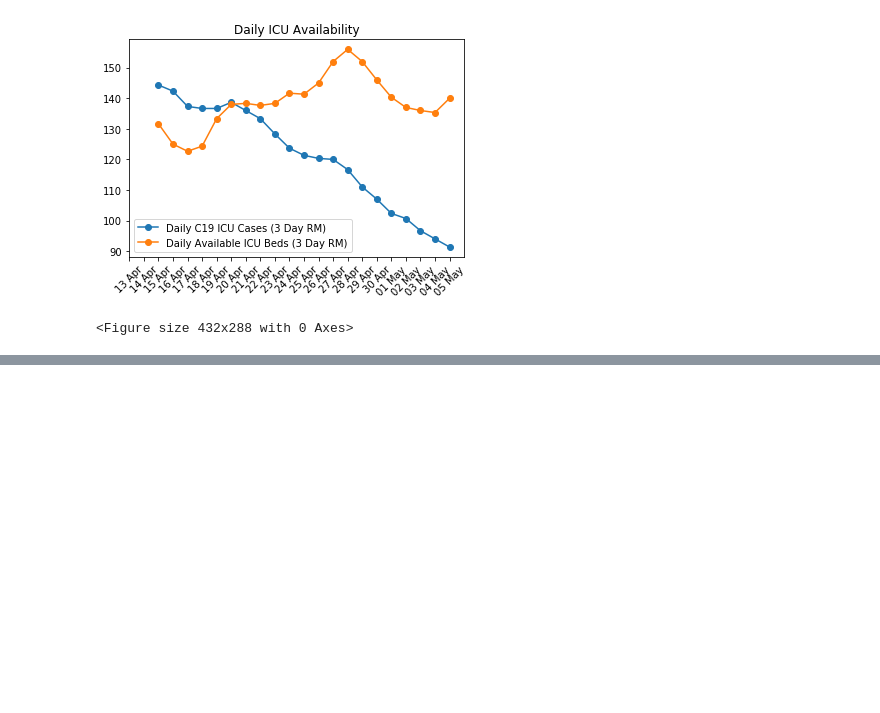
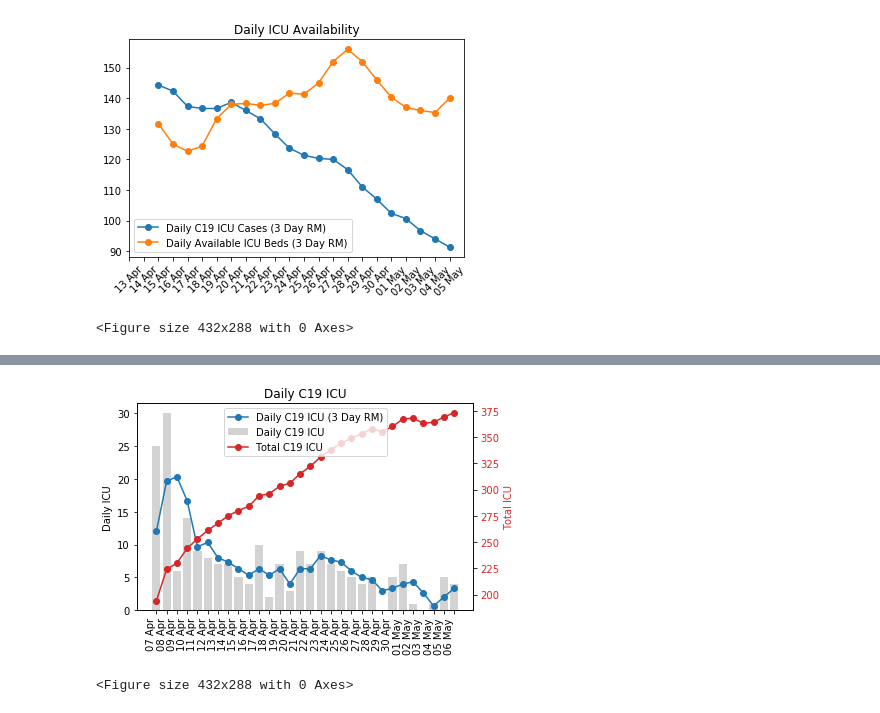
Before and after one commit to davidrelihan/ireland_covid19_analysis, a Jupyter notebook: ireland_c19_analysis.ipynb, the cells around one changed output, grey strips where cells are left out. Drawn from its saved outputs; the diff is of its cells as text; code cells hidden in the pictures; blank space fills up the shorter version.

Commit message:
added 3 day rolling mean

```diff
--- a/ireland_c19_analysis.ipynb
+++ b/ireland_c19_analysis.ipynb
@@ -91,6 +91,13 @@ df_hspc = pd.read_csv("http://opendata-geohive.hub.arcgis.com/datasets/d8eb52d56
 df_hspc['Date'] = pd.to_datetime(df_hspc['Date'], unit='ms') # csv file date format was changed to milliseconds
 df_hspc['Datestr'] = df_hspc['Date'].dt.strftime('%d/%m')
 # add new hospital admissions
+df_hspc["HospitalisedCovidCases_new"] = df_hspc["HospitalisedCovidCases"].diff().clip(0)
+df_hspc["HospitalisedCovidCases_new_rm"] = df_hspc["HospitalisedCovidCases_new"].rolling(3).mean()
+
+# add ICU
+df_hspc["RequiringICUCovidCases_new"] = df_hspc["RequiringICUCovidCases"].diff().clip(0)
+df_hspc["RequiringICUCovidCases_new_rm"] = df_hspc["RequiringICUCovidCases_new"].rolling(3).mean()
+
 HospitalisedAged5 = df_hspc["HospitalisedAged5"].diff().clip(0)
 df_hspc.insert(14, "HospitalisedAged5_new", HospitalisedAged5)
 df_hspc["HospitalisedAged5_new_rm"] = df_hspc["HospitalisedAged5_new"].rolling(3).mean()
@@ -128,0 +144,36 @@ df_hspc.tail()
+# %%
+# C19 ICU
+x = df_hspc['Date']
+fig,ax1 = plt.subplots()
+plt.title("Daily C19 ICU")
+
+ax1.plot(x, df_hspc['RequiringICUCovidCases_new_rm'], label='Daily C19 ICU (3 Day RM)', marker='o', zorder=2)
+ax1.bar(x, df_hspc['RequiringICUCovidCases_new'], label='Daily C19 ICU', color="lightgrey", zorder=1)
+ax1.set_ylabel('Daily ICU')
+
+ax2 = ax1.twinx()  # instantiate a second axes that shares the same x-axis
+color = 'tab:red'
+ax2.plot(x, df_hspc['RequiringICUCovidCases'], label='Total C19 ICU', marker='o', color=color, zorder=3)
+ax2.set_xticks(x)
+ax2.tick_params(axis='y', labelcolor=color)
+ax2.set_ylabel('Total ICU', color=color)
+
+monthyearFmt = mdates.DateFormatter('%d %b')
+ax2.xaxis.set_major_formatter(monthyearFmt)
+ax2.set_xticks(x)
+#ax2.legend(loc=0)
+plt.draw()
+ax1.set_xticklabels(ax1.get_xticklabels(), rotation=90, ha='right')
+
+# ask matplotlib for the plotted objects and their labels
+lines, labels = ax1.get_legend_handles_labels()
+lines2, labels2 = ax2.get_legend_handles_labels()
+ax2.legend(lines + lines2, labels + labels2, loc='upper center')
+
+fig.tight_layout()
+#plt.legend()
+plt.show()
+plt.savefig("output/icu_daily.png")
+# %% [output]
+[figure, added]
+<Figure size 432x288 with 0 Axes>
```
Also changed, not shown: parts of 10 cells of this notebook.
